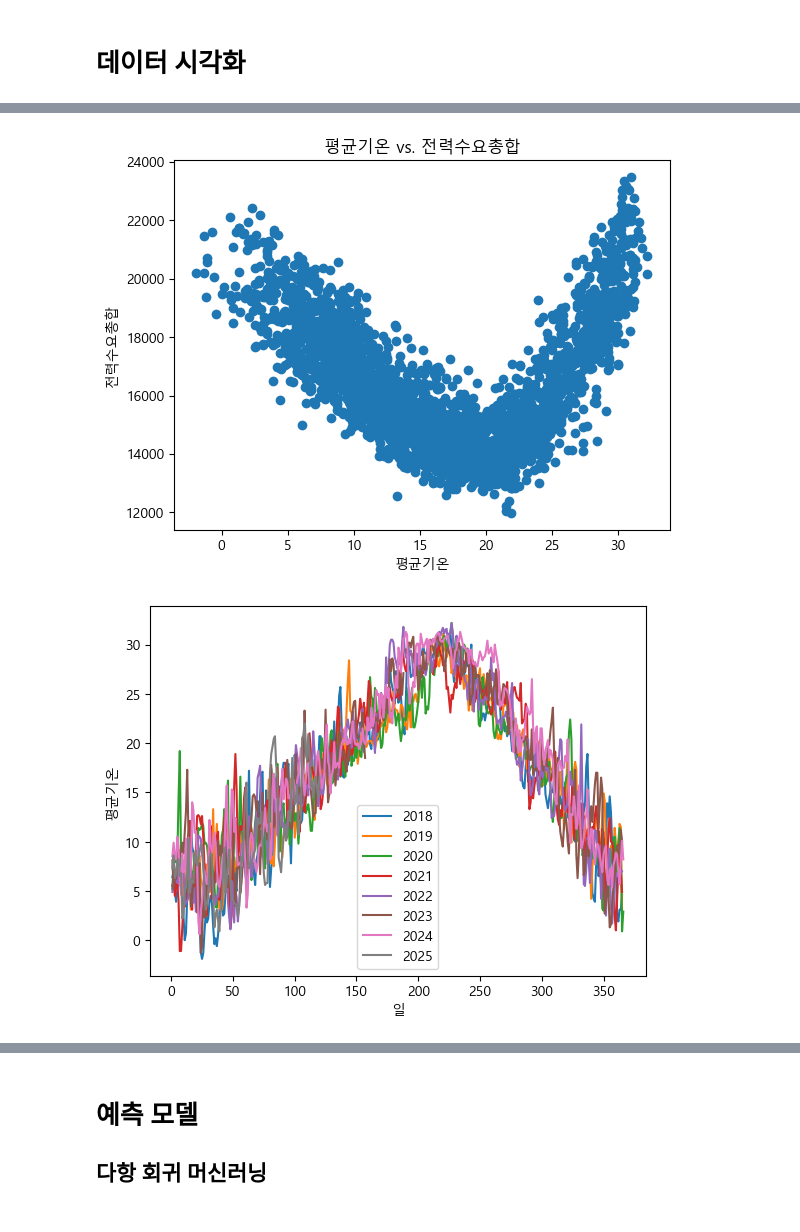
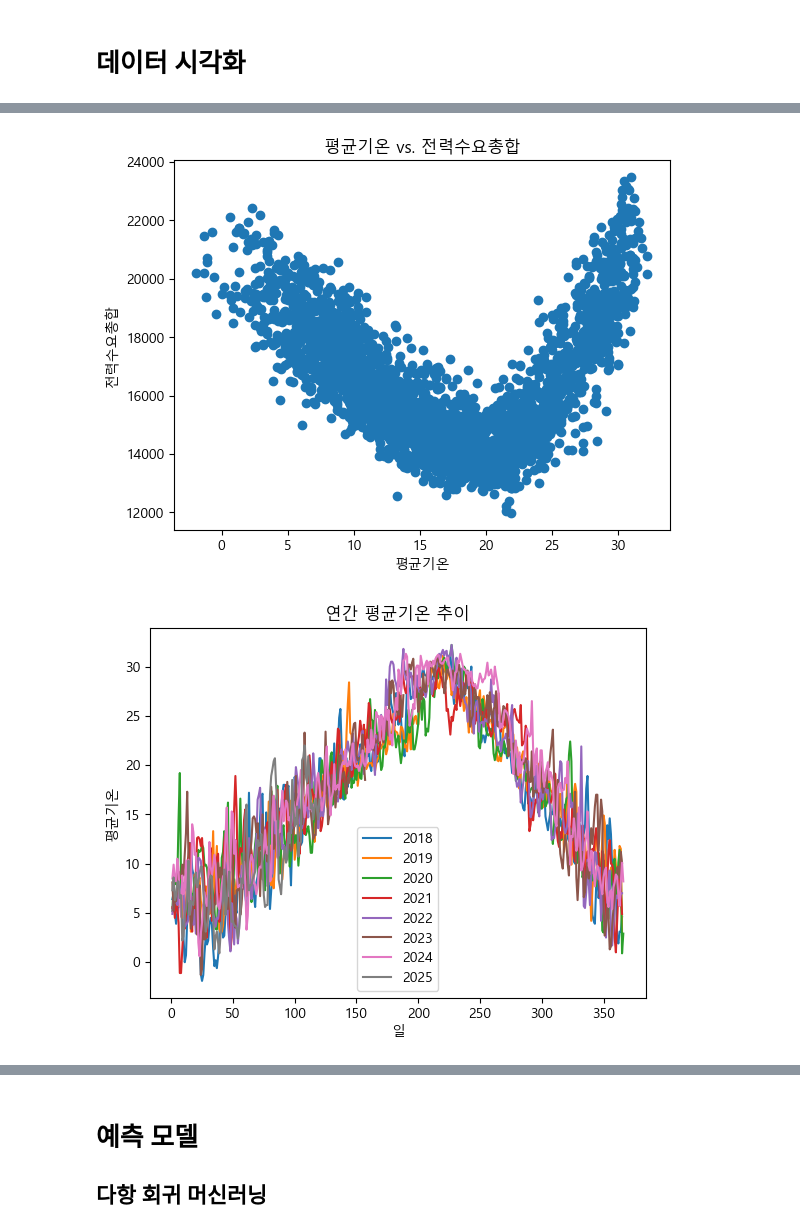
Before and after one commit to Duhoon/electricity_usage, a Jupyter notebook: analytic.ipynb, the cells around one changed output, grey strips where cells are left out. Saved outputs shown, nothing was run; the diff lists cells and outputs as text; code cells hidden in the pictures.

```diff
--- a/analytic.ipynb
+++ b/analytic.ipynb
@@ -165,4 +179,5 @@ sns.heatmap(df.iloc[:, :-4].corr(numeric_only=True), annot=True)
 # %%
+
 # 평균기온 vs. 전력수요총합 산점도
 plt.scatter(df["평균기온"], df["전력수요총합"])
 plt.xlabel("평균기온")
@@ -179,37 +194,38 @@ for year in range(2018, 2026):
 
 plt.xlabel("일")
 plt.ylabel("평균기온")
+plt.title('연간 평균기온 추이')
 plt.show()
 
 # 연도별 일자 평균기온 데이터
 df_weather["일시"] = pd.to_datetime(df_weather["일시"])
 df_weather["연"] = df_weather["일시"].dt.year
 sr_high_temp = df_weather.groupby("연")["평균기온"].mean()
 df_high_temp = pd.DataFrame({
     "연도": sr_high_temp.index,
     "평균기온": sr_high_temp.values,
 })
 sns.lineplot(df_high_temp[:-1], x="연도", y="평균기온")
 plt.show()
 
 # 합계 일사량 vs. 전력수요총합
 plt.scatter(df["일사합"], df["전력수요총합"])
 plt.show()
 
 # 최대풍속풍향 vs. 전력수요총합
 plt.scatter(df["최대풍속풍향"], df["전력수요총합"])
 plt.show()
 
 # 최대풍속 vs. 전력수요총합
 plt.scatter(df["평균풍속"], df["전력수요총합"])
 plt.show()
 
 # 최저습도 vs. 전력수요총합
 plt.scatter(df["최저습도"], df["전력수요총합"])
 plt.show()
 # %% [output]
 [figure]
-[figure, old version]
+[figure, new version]
 [figure]
 [figure]
 [figure]
```
Also changed, not shown: parts of 16 cells of this notebook, 2 other files.
